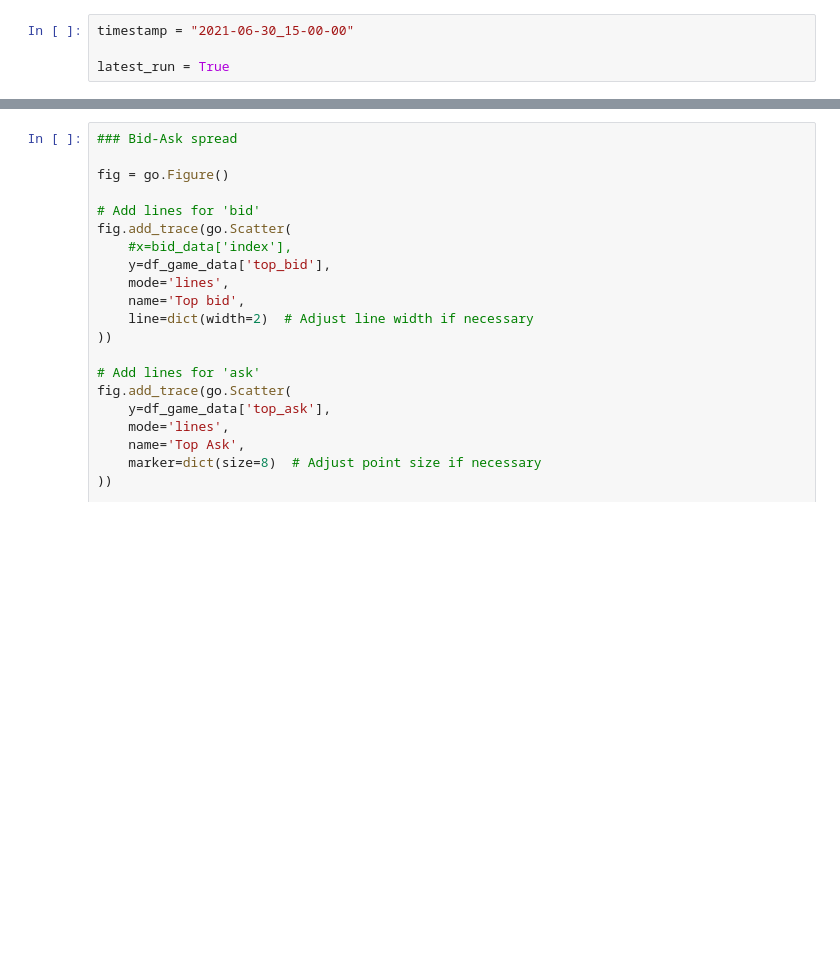
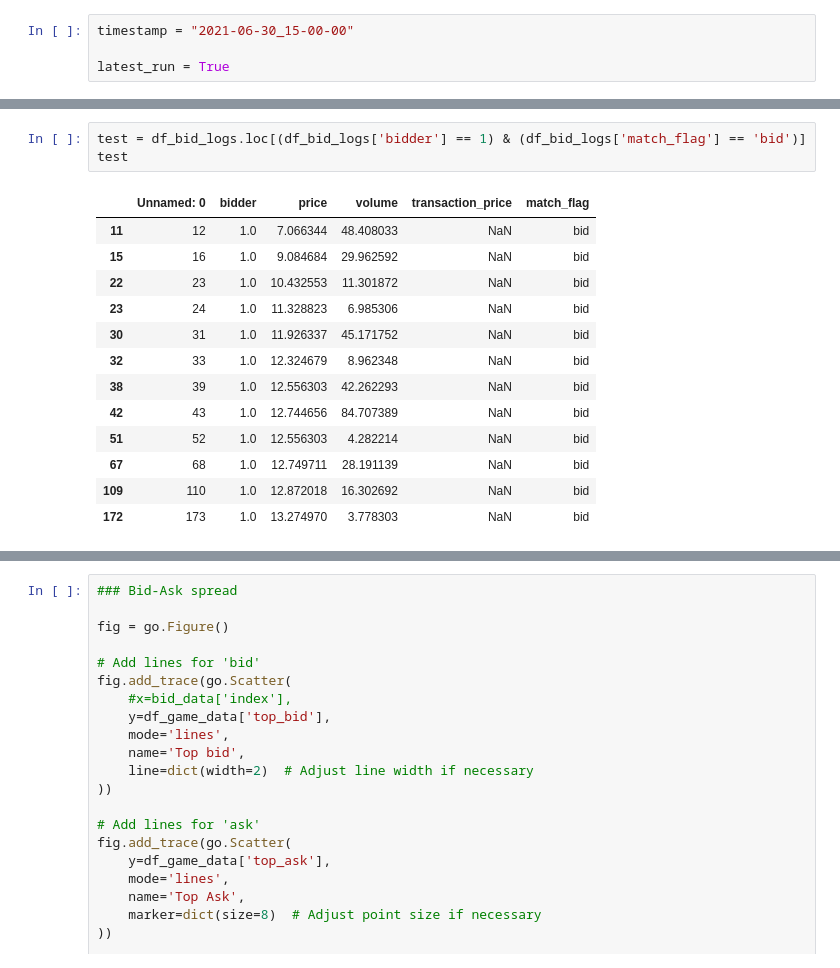
Before and after one commit to KenFelder/Spot-Market-Bidding, a Jupyter notebook: Sketchbook.ipynb, the cells around one changed output, grey strips where cells are left out. Drawn from its saved outputs; the diff is of its cells as text; blank space fills up the shorter version.

```diff
--- a/Sketchbook.ipynb
+++ b/Sketchbook.ipynb
@@ -118,0 +106,17 @@ df_game_data
+# %%
+test = df_bid_logs.loc[(df_bid_logs['bidder'] == 1) & (df_bid_logs['match_flag'] == 'bid')]
+test
+# %% [output]
+|  | Unnamed: 0 | bidder | price | volume | transaction_price | match_flag |
+| 11 | 12 | 1.0 | 7.066344 | 48.408033 | NaN | bid |
+| 15 | 16 | 1.0 | 9.084684 | 29.962592 | NaN | bid |
+| 22 | 23 | 1.0 | 10.432553 | 11.301872 | NaN | bid |
+| 23 | 24 | 1.0 | 11.328823 | 6.985306 | NaN | bid |
+| 30 | 31 | 1.0 | 11.926337 | 45.171752 | NaN | bid |
+| 32 | 33 | 1.0 | 12.324679 | 8.962348 | NaN | bid |
+| 38 | 39 | 1.0 | 12.556303 | 42.262293 | NaN | bid |
+| 42 | 43 | 1.0 | 12.744656 | 84.707389 | NaN | bid |
+| 51 | 52 | 1.0 | 12.556303 | 4.282214 | NaN | bid |
+| 67 | 68 | 1.0 | 12.749711 | 28.191139 | NaN | bid |
+| 109 | 110 | 1.0 | 12.872018 | 16.302692 | NaN | bid |
+| 172 | 173 | 1.0 | 13.274970 | 3.778303 | NaN | bid |
```
Also changed, not shown: parts of 19 cells of this notebook.
